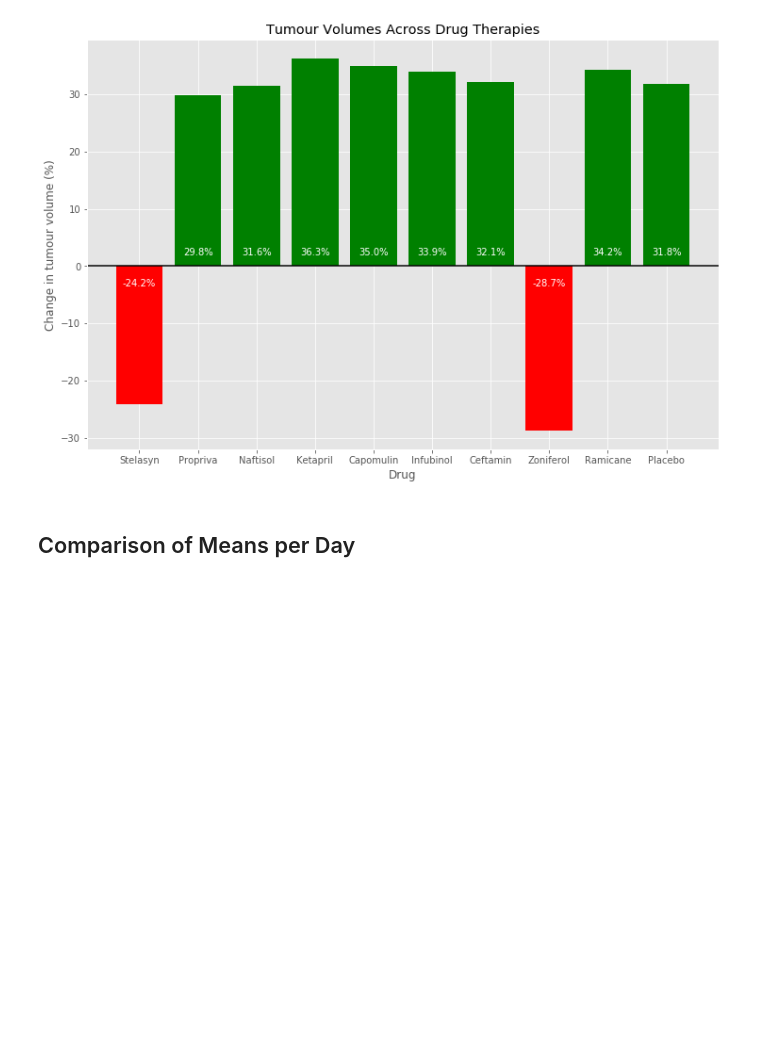
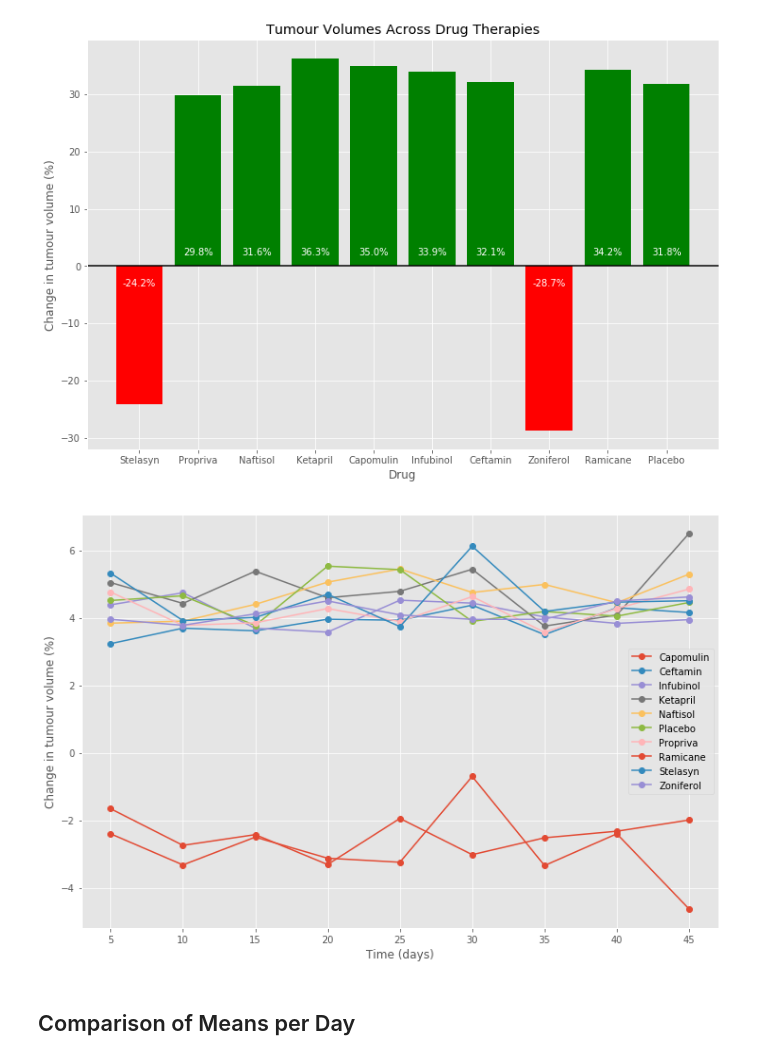
Before and after one commit to rochiecuevas/Pymaceuticals, a Jupyter notebook: pymaceuticals_starter.ipynb, the cells around one changed output. Cells and saved outputs as stored; diff of their text form; code cells hidden in the pictures; blank space fills up the shorter version.

```diff
--- a/pymaceuticals_starter.ipynb
+++ b/pymaceuticals_starter.ipynb
@@ -317,6 +319,21 @@ plt.savefig("Images/tumour_v_drug.png")
 plt.show()
 # %% [output]
 [figure]
+# %%
+# Data transformation to get %tumour size change
+pct_tumour_change = (tumour_means.diff() / tumour_means) * 100
+
+plt.plot(x_axis,
+        pct_tumour_change,
+        marker = "o")
+
+plt.xlabel("Time (days)")
+plt.ylabel("Change in tumour volume (%)")
+plt.legend(tumour_means.keys())
+plt.savefig("Images/tumourchange_v_time.png")
+plt.show()
+# %% [output]
+[figure, added]
 # %% [markdown]
 ## Comparison of Means per Day
 # %%
```
Also changed, not shown: parts of 7 cells of this notebook.
